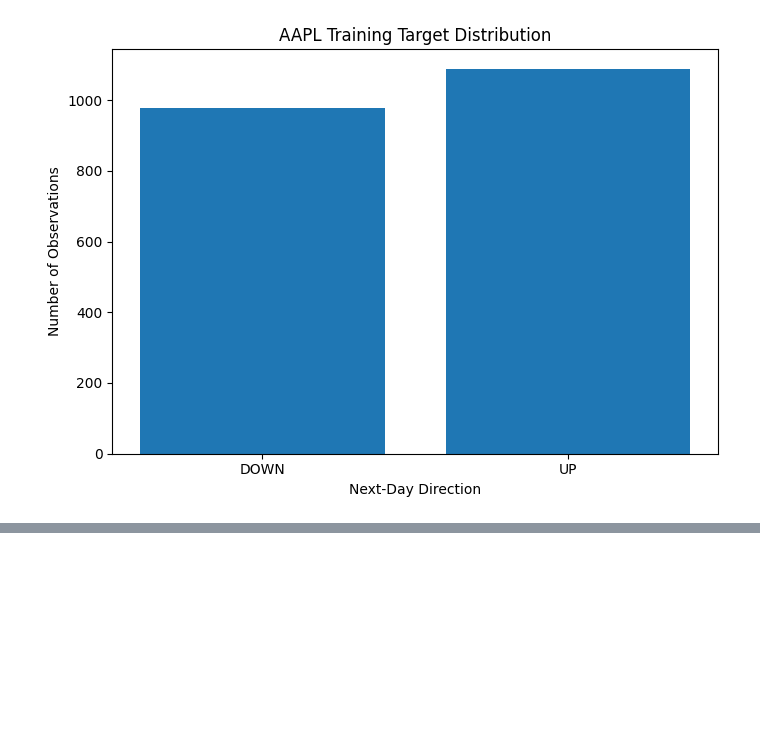
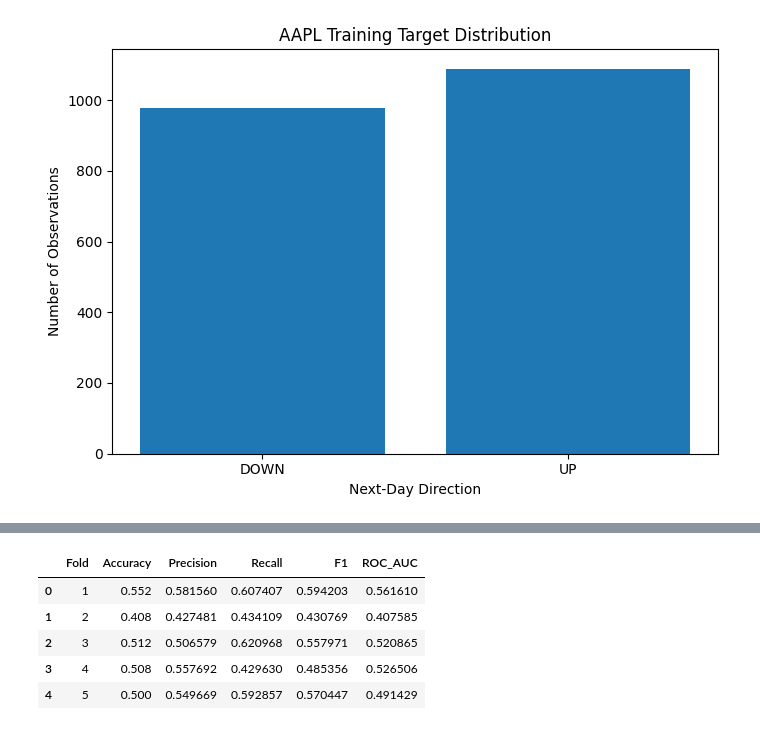
Before and after one commit to rcoello48/AI-Stock-Market-Prediction, a Jupyter notebook: Data_Collection.ipynb, the cells around one changed output, grey strips where cells are left out. Saved outputs shown, nothing was run; the diff lists cells and outputs as text; code cells hidden in the pictures; blank space fills up the shorter version.

```diff
--- a/Data_Collection.ipynb
+++ b/Data_Collection.ipynb
@@ -1919,0 +3713,86 @@ UP:   52.69%
+# %%
+# ============================================================
+# XGBOOST WALK-FORWARD EVALUATION
+# ============================================================
+
+from sklearn.metrics import (
+    accuracy_score,
+    precision_score,
+    recall_score,
+    f1_score,
+    roc_auc_score
+)
+
+# Define a starting XGBoost configuration
+xgb_params = {
+    "n_estimators": 300,
+    "max_depth": 3,
+    "learning_rate": 0.03,
+    "subsample": 0.8,
+    "colsample_bytree": 0.8,
+    "reg_lambda": 5,
+    "objective": "binary:logistic",
+    "eval_metric": "logloss",
+    "random_state": 42,
+    "n_jobs": -1
+}
+
+xgb_fold_results = []
+
+# Evaluate using the existing chronological folds
+for fold, (train_idx, val_idx) in enumerate(
+    rf_tscv.split(X_development), start=1
+):
+
+    X_fold_train = X_development.iloc[train_idx]
+    X_fold_val = X_development.iloc[val_idx]
+
+    y_fold_train = y_development_aapl.iloc[train_idx]
+    y_fold_val = y_development_aapl.iloc[val_idx]
+
+    # Calculate class balance using training data only
+    negative_count = (y_fold_train == 0).sum()
+    positive_count = (y_fold_train == 1).sum()
+
+    fold_params = xgb_params.copy()
+    fold_params["scale_pos_weight"] = (
+        negative_count / positive_count
+    )
+
+    # Train the model
+    xgb_model = XGBClassifier(**fold_params)
+    xgb_model.fit(X_fold_train, y_fold_train)
+
+    # Generate predictions
+    y_pred = xgb_model.predict(X_fold_val)
+    y_prob = xgb_model.predict_proba(X_fold_val)[:, 1]
+
+    # Calculate evaluation metrics
+    xgb_fold_results.append({
+        "Fold": fold,
+        "Accuracy": accuracy_score(y_fold_val, y_pred),
+        "Precision": precision_score(
+            y_fold_val, y_pred, zero_division=0
+        ),
+        "Recall": recall_score(
+            y_fold_val, y_pred, zero_division=0
+        ),
+        "F1": f1_score(
+            y_fold_val, y_pred, zero_division=0
+        ),
+        "ROC_AUC": roc_auc_score(y_fold_val, y_prob)
+    })
+
+# Display fold-by-fold results
+xgb_walk_forward_results = pd.DataFrame(xgb_fold_results)
+
+print("XGBoost Walk-Forward Results:")
+display(xgb_walk_forward_results)
+
+print("\nAverage Performance Across Five Folds:")
+display(
+    xgb_walk_forward_results.drop(columns="Fold").mean().to_frame(
+        name="Average Score"
+    )
+)
+# %% [output]
@@ -1919,0 +3800,6 @@ UP:   52.69%
+|  | Fold | Accuracy | Precision | Recall | F1 | ROC_AUC |
+| 0 | 1 | 0.552 | 0.581560 | 0.607407 | 0.594203 | 0.561610 |
+| 1 | 2 | 0.408 | 0.427481 | 0.434109 | 0.430769 | 0.407585 |
+| 2 | 3 | 0.512 | 0.506579 | 0.620968 | 0.557971 | 0.520865 |
+| 3 | 4 | 0.508 | 0.557692 | 0.429630 | 0.485356 | 0.526506 |
+| 4 | 5 | 0.500 | 0.549669 | 0.592857 | 0.570447 | 0.491429 |
```
Also changed, not shown: parts of 56 cells of this notebook.
